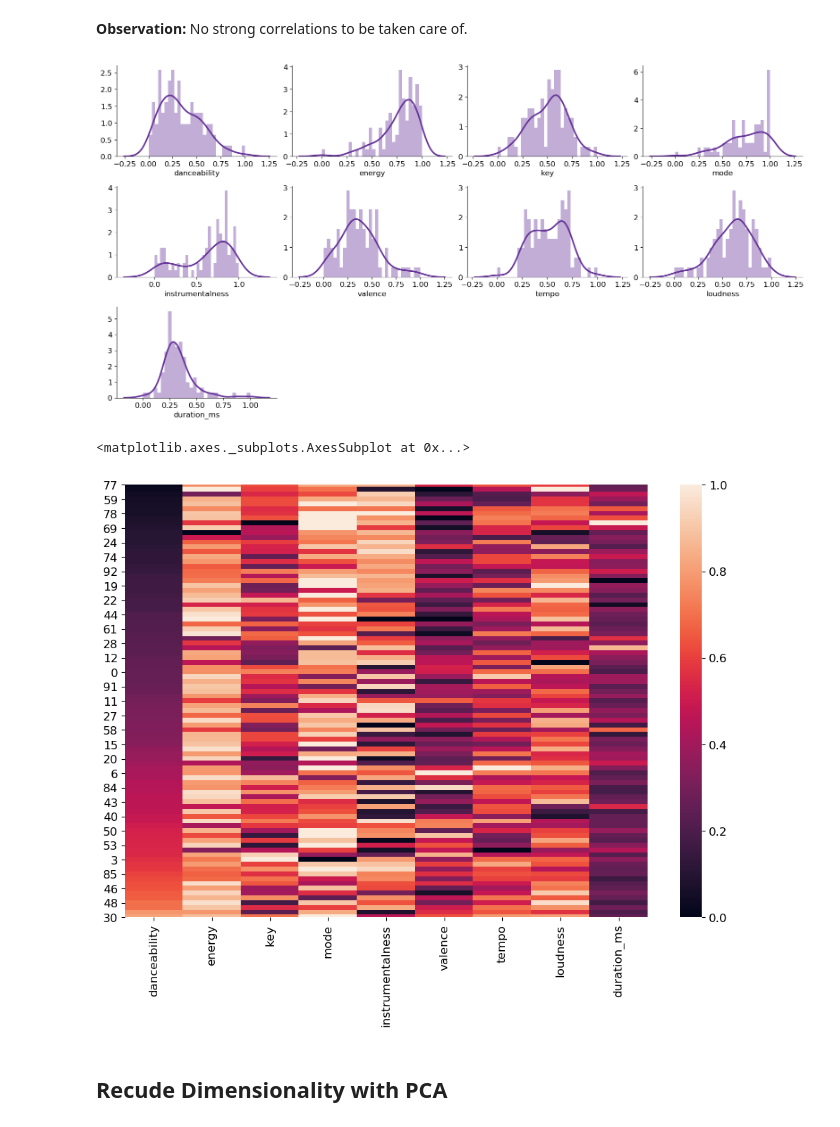
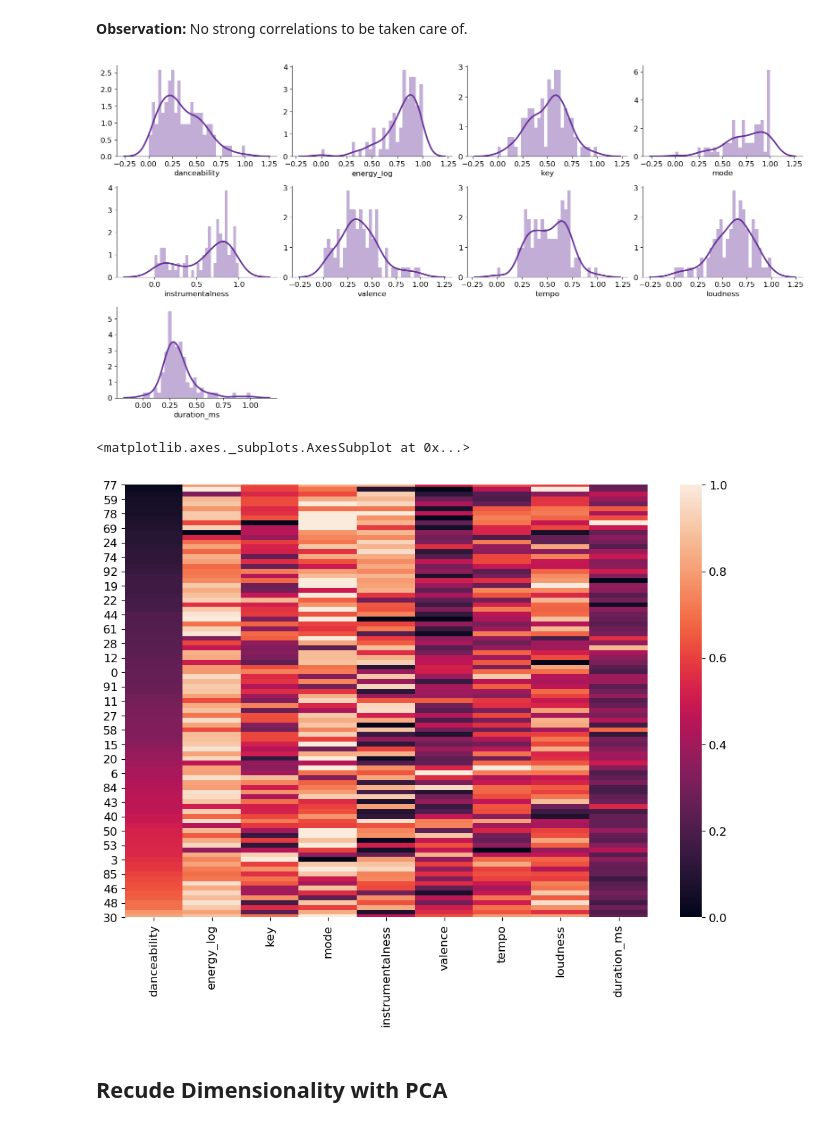
Before and after one commit to rbuerki/death-metal-disco, a Jupyter notebook: 1-EDA_and_Clustering.ipynb, the cells around one changed output. Drawn from its saved outputs; the diff is of its cells as text; code cells hidden in the pictures.

Commit message:
FEAT add log scaling for energy column

```diff
--- a/1-EDA_and_Clustering.ipynb
+++ b/1-EDA_and_Clustering.ipynb
@@ -137,23 +137,27 @@ EDA.plot_corr_map_num_all(album_data, figsize=(9, 6))
 # %%
 """scale data to range (0,1)"""
 
 # Remove outlier
-album_data = album_data.loc[album_data['Album'] != "Vampire"]
+album_data = album_data.loc[album_data["Album"] != "Vampire"]
 album_data.reset_index(drop=True, inplace=True)
+
+# Log-transfomrm energy (skewed)
+album_data["energy"] = album_data["energy"].apply(lambda x: np.log(max(x, 0.01)))
+album_data.rename(columns={"energy": "energy_log"}, inplace=True)
 
 scaled_data = minmax_scale(album_data.iloc[:, 2:])
 scaled_data = pd.DataFrame(scaled_data, columns=album_data.columns[2:])
 
 # check results
 EDA.plot_num_hist(scaled_data, bins=30, figsize=(16, 8))
 # %% [output]
-[figure, old version]
+[figure, new version]
 # %%
 plt.figure(figsize=(12,8))
 sns.heatmap(scaled_data.sort_values('danceability'))
 # %% [output]
 <matplotlib.axes._subplots.AxesSubplot at 0x...>
-[figure, old version]
+[figure, new version]
 # %% [markdown]
 ## Recude Dimensionality with PCA
 # %%
```
Also changed, not shown: parts of 25 cells of this notebook.
